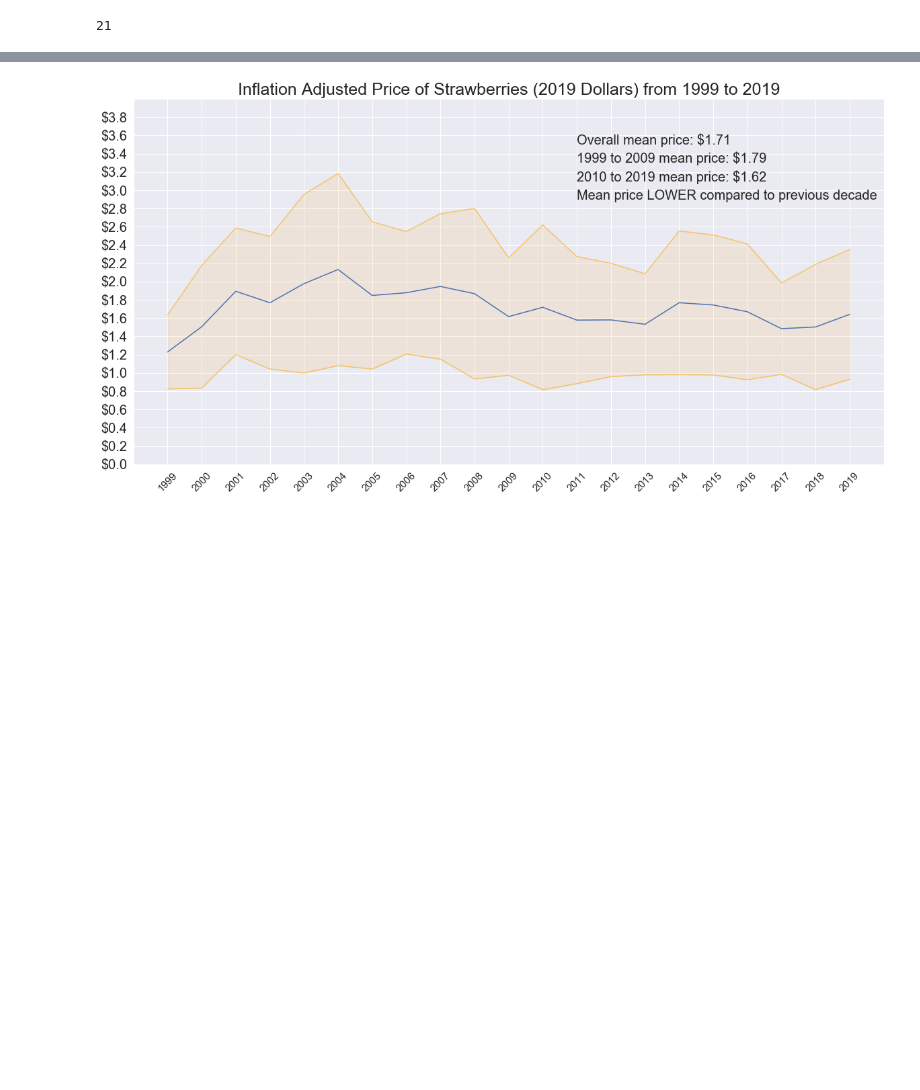
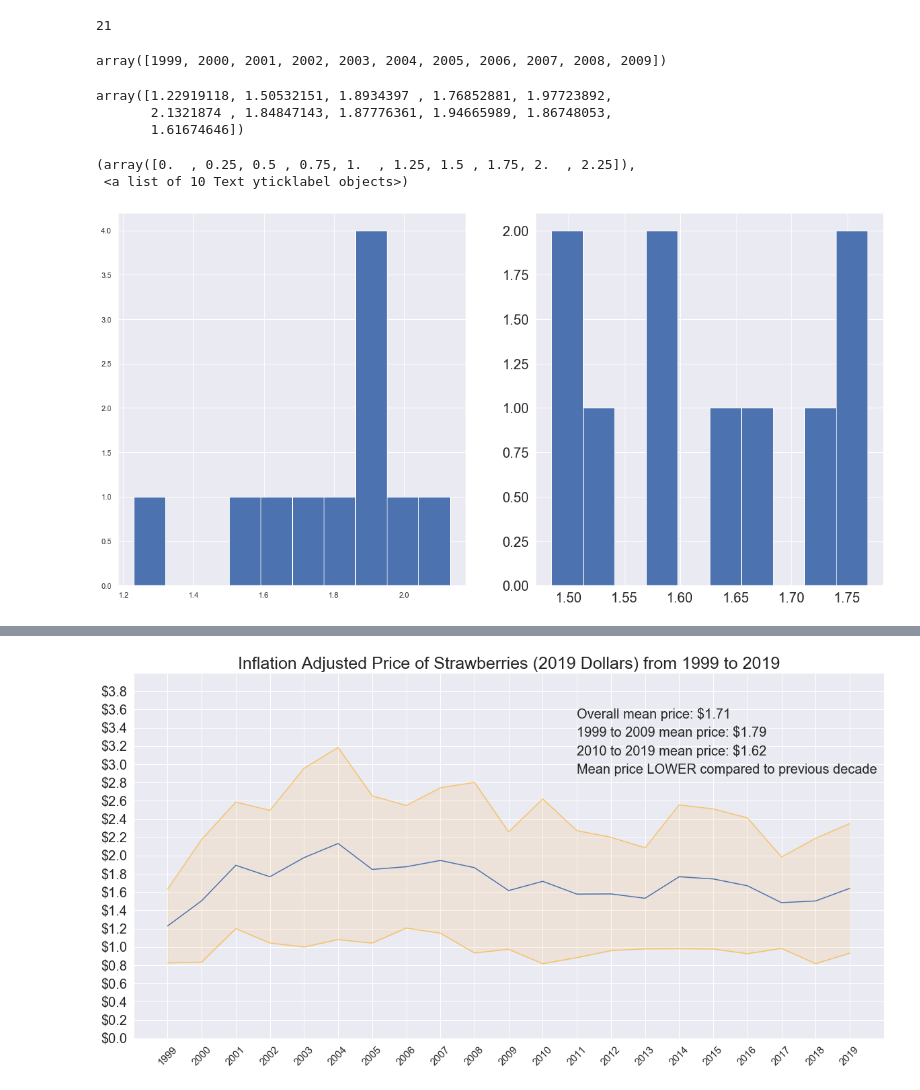
Before and after one commit to tim-christy/agriculture-price-analysis, a Jupyter notebook: notebooks/01_exploration/EDA.ipynb, the cells around one changed output, grey strips where cells are left out. Drawn from its saved outputs; the diff is of its cells as text; code cells hidden in the pictures; blank space fills up the shorter version.

```diff
--- a/notebooks/01_exploration/EDA.ipynb
+++ b/notebooks/01_exploration/EDA.ipynb
@@ -245,3 +245,28 @@ retail_stdev = np.array(produce_yearly_mean_dict['Strawberries']['2019_retail_st
 len(farm_price)
 # %% [output]
 21
+# %%
+years[0:11]
+# %% [output]
+array([1999, 2000, 2001, 2002, 2003, 2004, 2005, 2006, 2007, 2008, 2009])
+# %%
+farm_price[0:11]
+# %% [output]
+array([1.22919118, 1.50532151, 1.8934397 , 1.76852881, 1.97723892,
+       2.1321874 , 1.84847143, 1.87776361, 1.94665989, 1.86748053,
+       1.61674646])
+# %%
+f = plt.figure(figsize=(20,10))
+ax = f.add_subplot(1,2,1)
+ax2 = f.add_subplot(1,2,2)
+
+ax.hist(farm_price[0:11])
+plt.xticks(fontsize=20)
+plt.yticks(fontsize=20)
+ax2.hist(farm_price[11:])
+plt.xticks(fontsize=20)
+plt.yticks(fontsize=20)
+# %% [output]
+(array([0.  , 0.25, 0.5 , 0.75, 1.  , 1.25, 1.5 , 1.75, 2.  , 2.25]),
+ <a list of 10 Text yticklabel objects>)
+[figure, added]
```
Also changed, not shown: parts of 6 cells of this notebook.
